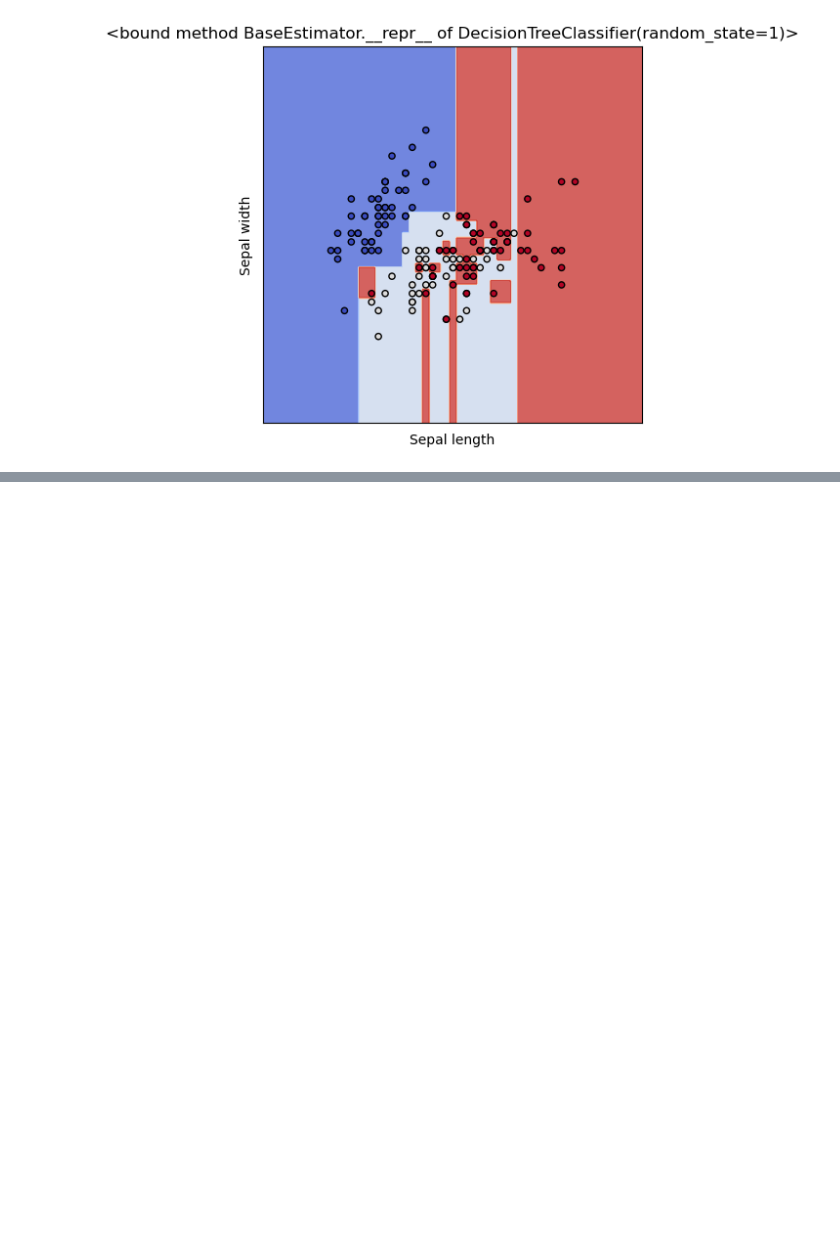
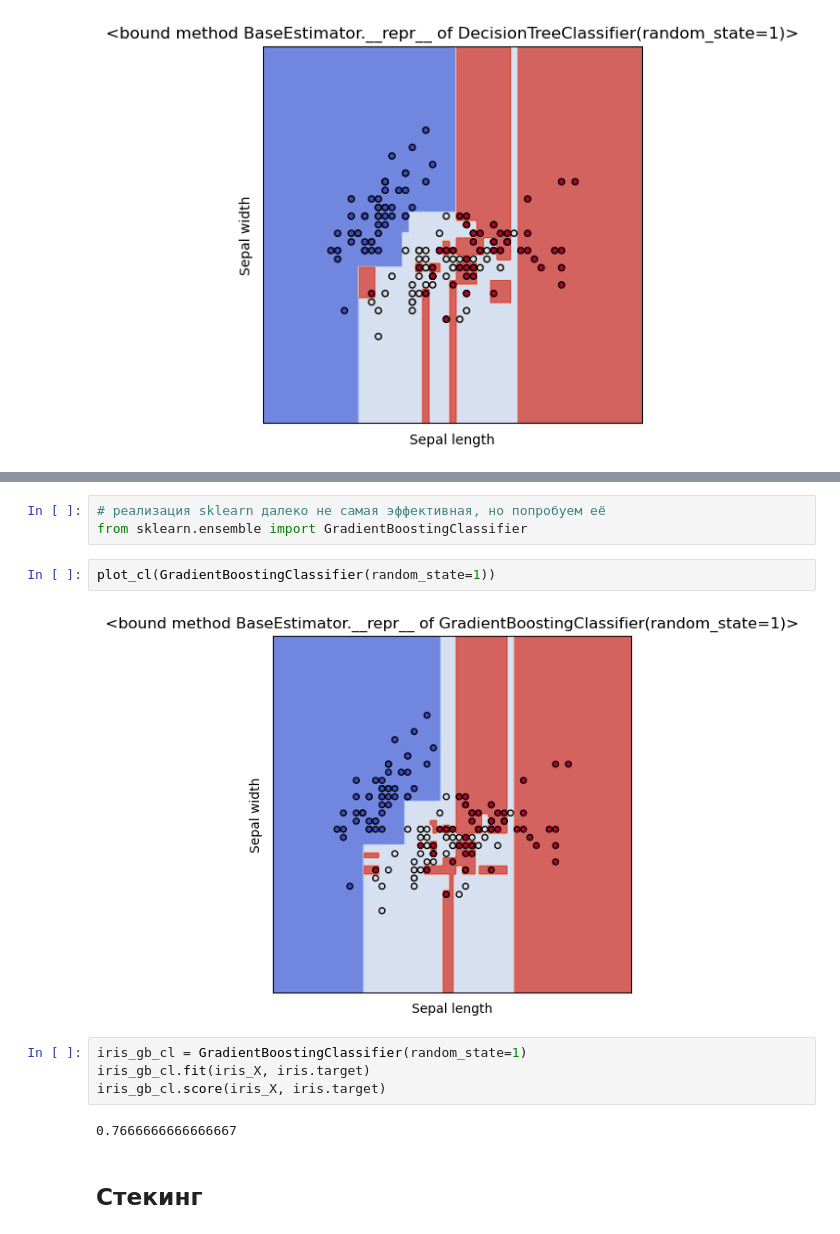
Before and after one commit to KZLZG/TML, a Jupyter notebook: Lab5/lab5.ipynb, the cells around one changed output, grey strips where cells are left out. Drawn from its saved outputs; the diff is of its cells as text; blank space fills up the shorter version.

```diff
--- a/Lab5/lab5.ipynb
+++ b/Lab5/lab5.ipynb
@@ -241,0 +403,15 @@ plot_cl(BaggingClassifier(DecisionTreeClassifier(random_state=1), n_estimators=1
+# %%
+# реализация sklearn далеко не самая эффективная, но попробуем её
+from sklearn.ensemble import GradientBoostingClassifier
+# %%
+plot_cl(GradientBoostingClassifier(random_state=1))
+# %% [output]
+[figure, added]
+# %%
+iris_gb_cl = GradientBoostingClassifier(random_state=1)
+iris_gb_cl.fit(iris_X, iris.target)
+iris_gb_cl.score(iris_X, iris.target)
+# %% [output]
+0.7666666666666667
+# %% [markdown]
+## Стекинг
```
Also changed, not shown: parts of 33 cells of this notebook.
